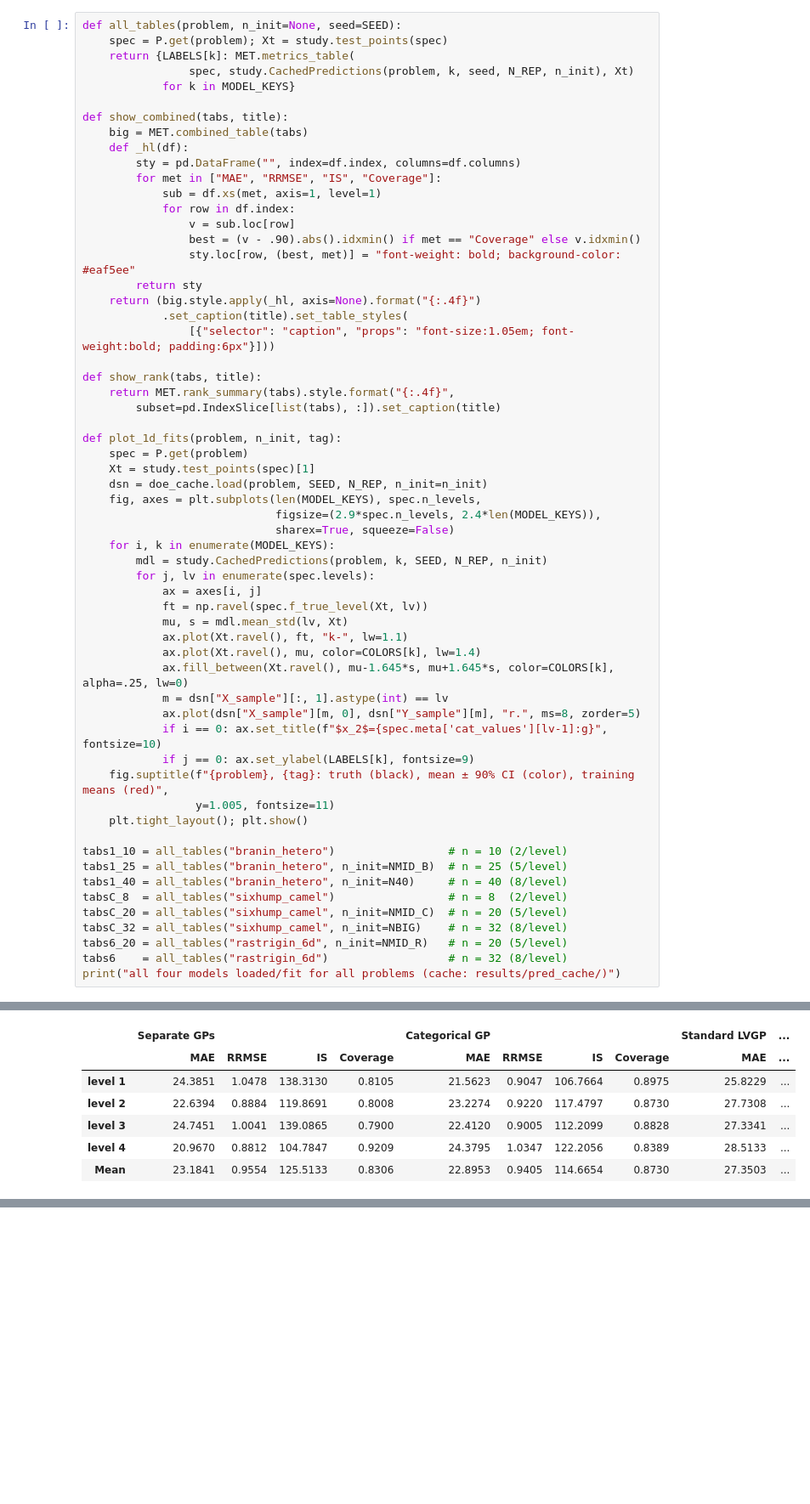
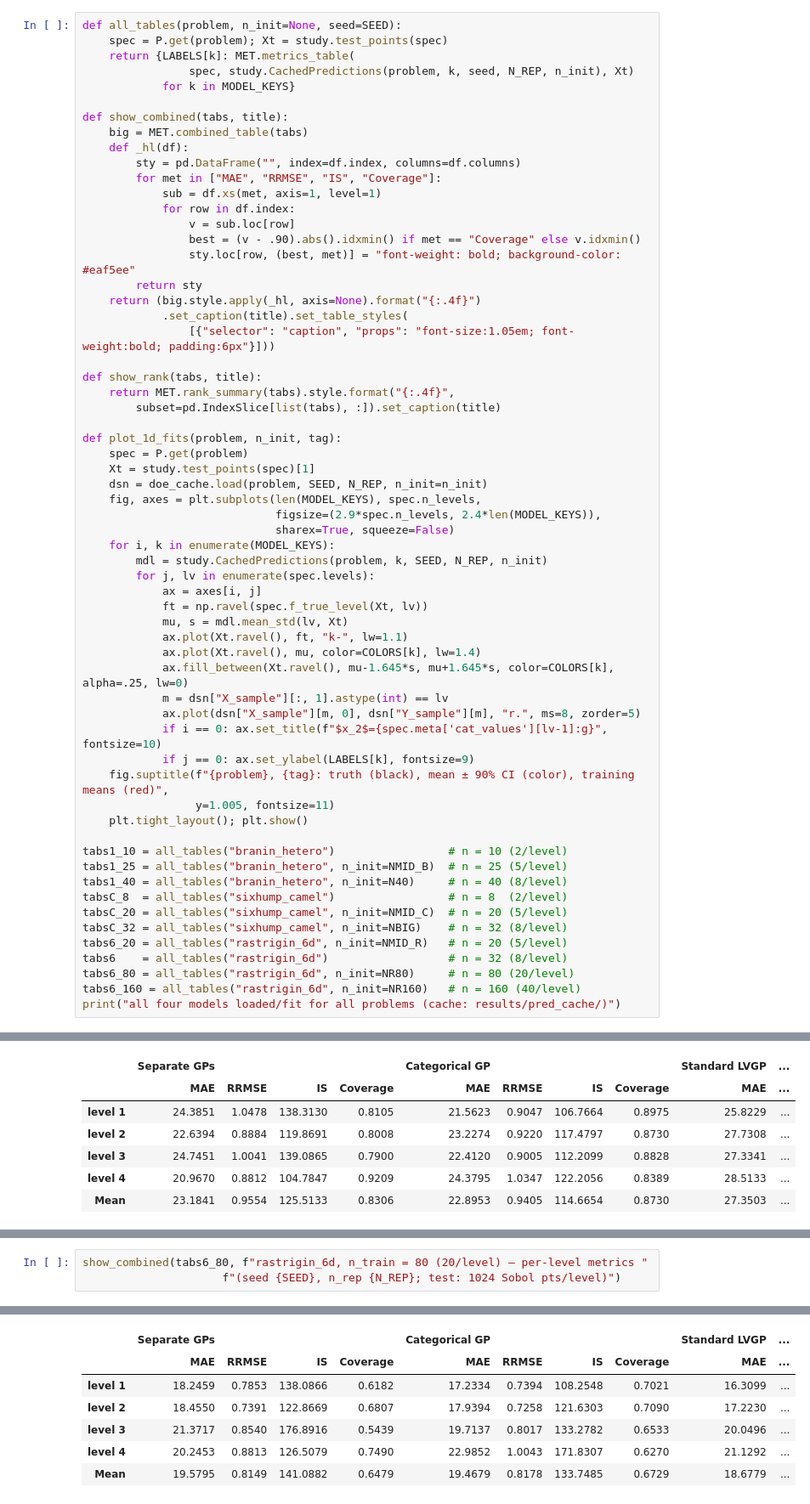
Before and after one commit to Chris1504-fdz/lvgp_modeling_comp, a Jupyter notebook: notebooks/surrogate_comparison_study.ipynb, the cells around one changed output, grey strips where cells are left out. Shown at 85% size. Drawn from its saved outputs; the diff is of its cells as text; blank space fills up the shorter version.

```diff
--- a/notebooks/surrogate_comparison_study.ipynb
+++ b/notebooks/surrogate_comparison_study.ipynb
@@ -370,6 +371,8 @@ tabsC_20 = all_tables("sixhump_camel", n_init=NMID_C)  # n = 20 (5/level)
 tabsC_32 = all_tables("sixhump_camel", n_init=NBIG)    # n = 32 (8/level)
 tabs6_20 = all_tables("rastrigin_6d", n_init=NMID_R)   # n = 20 (5/level)
 tabs6    = all_tables("rastrigin_6d")                  # n = 32 (8/level)
+tabs6_80 = all_tables("rastrigin_6d", n_init=NR80)     # n = 80 (20/level)
+tabs6_160 = all_tables("rastrigin_6d", n_init=NR160)   # n = 160 (40/level)
 print("all four models loaded/fit for all problems (cache: results/pred_cache/)")
 # %% [output]
 all four models loaded/fit for all problems (cache: results/pred_cache/)
@@ -606,0 +614,4 @@ rastrigin_6d — mean over levels + best model per metric
+# %%
+show_combined(tabs6_80, f"rastrigin_6d, n_train = 80 (20/level) — per-level metrics "
+                     f"(seed {SEED}, n_rep {N_REP}; test: 1024 Sobol pts/level)")
+# %% [output]
@@ -606,0 +619,7 @@ rastrigin_6d — mean over levels + best model per metric
+|  | Separate GPs |  |  |  | Categorical GP |  |  |  | Standard LVGP | ... |
+|  | MAE | RRMSE | IS | Coverage | MAE | RRMSE | IS | Coverage | MAE | ... |
+| level 1 | 18.2459 | 0.7853 | 138.0866 | 0.6182 | 17.2334 | 0.7394 | 108.2548 | 0.7021 | 16.3099 | ... |
+| level 2 | 18.4550 | 0.7391 | 122.8669 | 0.6807 | 17.9394 | 0.7258 | 121.6303 | 0.7090 | 17.2230 | ... |
+| level 3 | 21.3717 | 0.8540 | 176.8916 | 0.5439 | 19.7137 | 0.8017 | 133.2782 | 0.6533 | 20.0496 | ... |
+| level 4 | 20.2453 | 0.8813 | 126.5079 | 0.7490 | 22.9852 | 1.0043 | 171.8307 | 0.6270 | 21.1292 | ... |
+| Mean | 19.5795 | 0.8149 | 141.0882 | 0.6479 | 19.4679 | 0.8178 | 133.7485 | 0.6729 | 18.6779 | ... |
```
Also changed, not shown: parts of 13 cells of this notebook, 28 other files.
